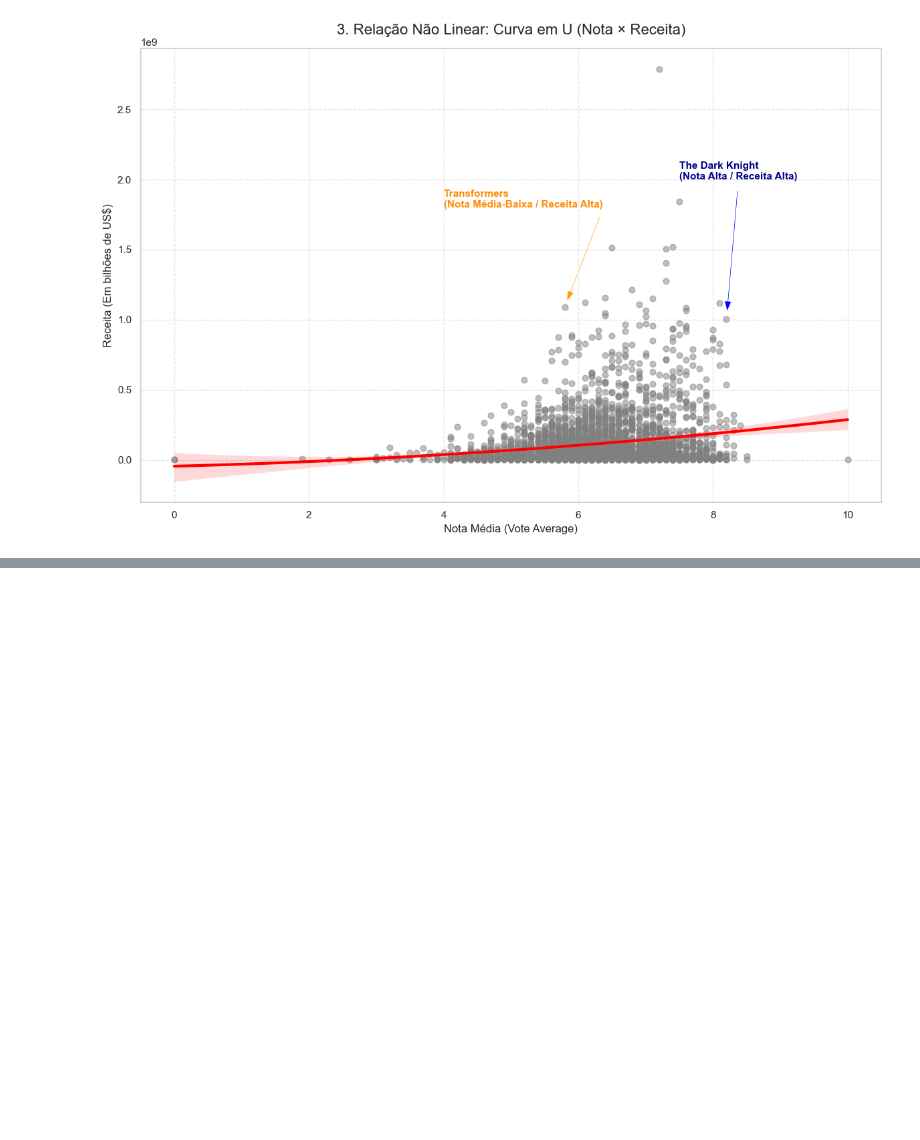
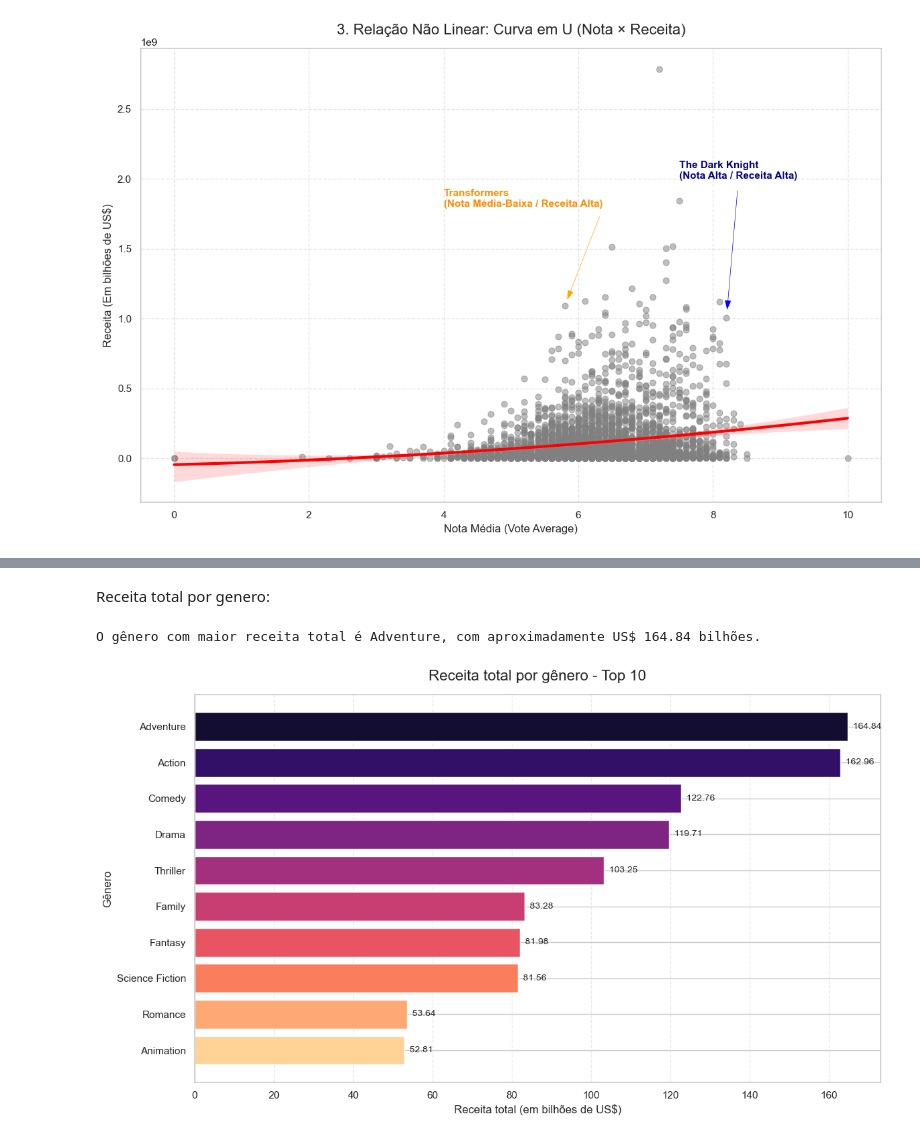
Before and after one commit to abrittaa/UNIFEI_DS, a Jupyter notebook: Trabalho_EAD/André_Abritta_Nogueira_2026013740.ipynb, the cells around one changed output, grey strips where cells are left out. Saved outputs shown, nothing was run; the diff lists cells and outputs as text; code cells hidden in the pictures; blank space fills up the shorter version.

```diff
--- a/Trabalho_EAD/André_Abritta_Nogueira_2026013740.ipynb
+++ b/Trabalho_EAD/André_Abritta_Nogueira_2026013740.ipynb
@@ -548,0 +648,56 @@ plt.show()
+# %% [markdown]
+Receita total por genero:
+# %%
+import ast
+
+def extrair_generos(valor):
+    if pd.isna(valor) or valor in ['', '[]']:
+        return []
+
+    if isinstance(valor, str):
+        try:
+            valor = ast.literal_eval(valor)
+        except (ValueError, SyntaxError):
+            return []
+
+    if not isinstance(valor, list):
+        return []
+
+    generos = []
+    for item in valor:
+        if isinstance(item, dict) and 'name' in item:
+            generos.append(item['name'])
+        elif isinstance(item, str):
+            generos.append(item)
+    return generos
+
+df_generos_receita = df[['genres', 'revenue']].copy()
+df_generos_receita['genres'] = df_generos_receita['genres'].apply(extrair_generos)
+df_generos_receita = df_generos_receita.explode('genres').dropna(subset=['genres', 'revenue'])
+df_generos_receita = df_generos_receita[df_generos_receita['revenue'] > 0]
+
+receita_total_por_genero = df_generos_receita.groupby('genres')['revenue'].sum().sort_values(ascending=False)
+top_receita_total = receita_total_por_genero.head(10)
+genero_mais_receita = receita_total_por_genero.idxmax()
+valor_mais_receita = receita_total_por_genero.max() / 1e9
+
+print(f'O gênero com maior receita total é {genero_mais_receita}, com aproximadamente US$ {valor_mais_receita:.2f} bilhões.')
+
+plt.figure(figsize=(12, 7))
+valores = top_receita_total.values / 1e9
+cores = sns.color_palette('magma', len(top_receita_total))
+plt.barh(top_receita_total.index, valores, color=cores)
+plt.gca().invert_yaxis()
+plt.title('Receita total por gênero - Top 10', fontsize=16, pad=15)
+plt.xlabel('Receita total (em bilhões de US$)')
+plt.ylabel('Gênero')
+
+for i, valor in enumerate(valores):
+    plt.text(valor, i, f'  {valor:.2f}', va='center', fontsize=10)
+
+plt.grid(axis='x', linestyle='--', alpha=0.4)
+plt.tight_layout()
+plt.show()
+# %% [output]
+O gênero com maior receita total é Adventure, com aproximadamente US$ 164.84 bilhões.
+[figure, added]
```
Also changed, not shown: parts of 12 cells of this notebook.
